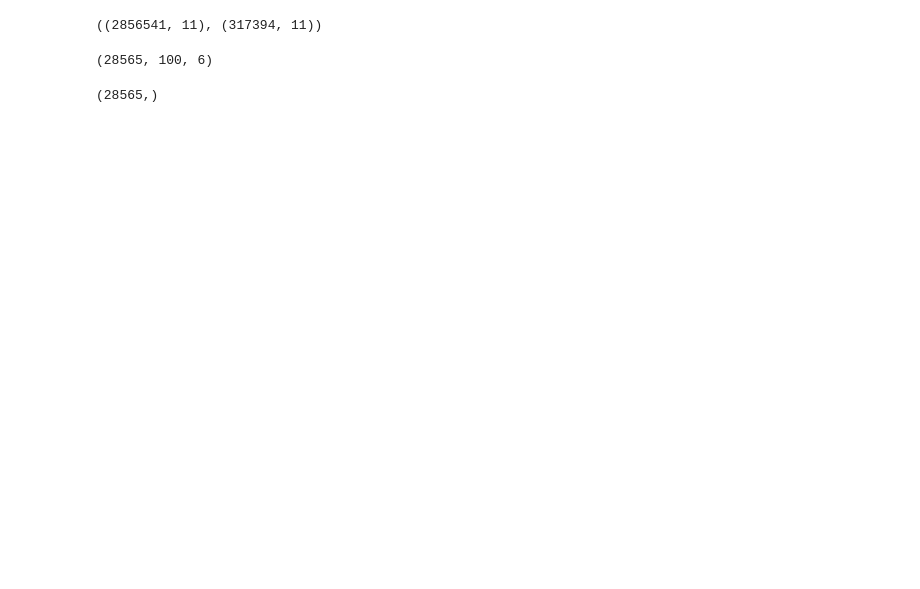
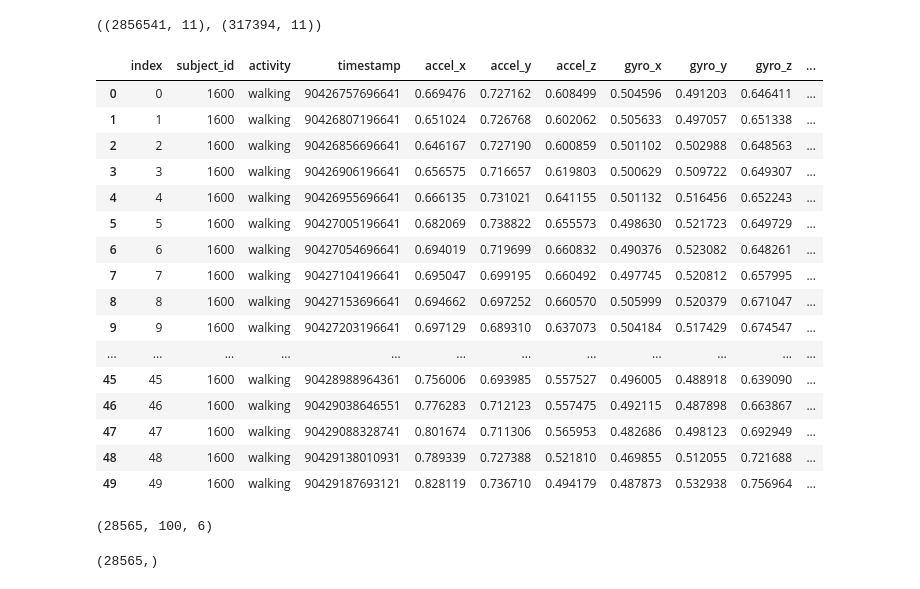
Before and after one commit to rayed-therap/human-activity-recognition-smartwartch, a Jupyter notebook: har.ipynb, the cells around one changed output. Cells and saved outputs as stored; diff of their text form; code cells hidden in the pictures; blank space fills up the shorter version.

```diff
--- a/har.ipynb
+++ b/har.ipynb
@@ -29,6 +33,26 @@ test_df.reset_index(inplace=True)
 train_df.shape, test_df.shape
 # %% [output]
 ((2856541, 11), (317394, 11))
+# %%
+train_df.head(50)
+# %% [output]
+|  | index | subject_id | activity | timestamp | accel_x | accel_y | accel_z | gyro_x | gyro_y | gyro_z | ... |
+| 0 | 0 | 1600 | walking | 90426757696641 | 0.669476 | 0.727162 | 0.608499 | 0.504596 | 0.491203 | 0.646411 | ... |
+| 1 | 1 | 1600 | walking | 90426807196641 | 0.651024 | 0.726768 | 0.602062 | 0.505633 | 0.497057 | 0.651338 | ... |
+| 2 | 2 | 1600 | walking | 90426856696641 | 0.646167 | 0.727190 | 0.600859 | 0.501102 | 0.502988 | 0.648563 | ... |
+| 3 | 3 | 1600 | walking | 90426906196641 | 0.656575 | 0.716657 | 0.619803 | 0.500629 | 0.509722 | 0.649307 | ... |
+| 4 | 4 | 1600 | walking | 90426955696641 | 0.666135 | 0.731021 | 0.641155 | 0.501132 | 0.516456 | 0.652243 | ... |
+| 5 | 5 | 1600 | walking | 90427005196641 | 0.682069 | 0.738822 | 0.655573 | 0.498630 | 0.521723 | 0.649729 | ... |
+| 6 | 6 | 1600 | walking | 90427054696641 | 0.694019 | 0.719699 | 0.660832 | 0.490376 | 0.523082 | 0.648261 | ... |
+| 7 | 7 | 1600 | walking | 90427104196641 | 0.695047 | 0.699195 | 0.660492 | 0.497745 | 0.520812 | 0.657995 | ... |
+| 8 | 8 | 1600 | walking | 90427153696641 | 0.694662 | 0.697252 | 0.660570 | 0.505999 | 0.520379 | 0.671047 | ... |
+| 9 | 9 | 1600 | walking | 90427203196641 | 0.697129 | 0.689310 | 0.637073 | 0.504184 | 0.517429 | 0.674547 | ... |
+| ... | ... | ... | ... | ... | ... | ... | ... | ... | ... | ... | ... |
+| 45 | 45 | 1600 | walking | 90428988964361 | 0.756006 | 0.693985 | 0.557527 | 0.496005 | 0.488918 | 0.639090 | ... |
+| 46 | 46 | 1600 | walking | 90429038646551 | 0.776283 | 0.712123 | 0.557475 | 0.492115 | 0.487898 | 0.663867 | ... |
+| 47 | 47 | 1600 | walking | 90429088328741 | 0.801674 | 0.711306 | 0.565953 | 0.482686 | 0.498123 | 0.692949 | ... |
+| 48 | 48 | 1600 | walking | 90429138010931 | 0.789339 | 0.727388 | 0.521810 | 0.469855 | 0.512055 | 0.721688 | ... |
+| 49 | 49 | 1600 | walking | 90429187693121 | 0.828119 | 0.736710 | 0.494179 | 0.487873 | 0.532938 | 0.756964 | ... |
 # %%
 import itertools
 from scipy import stats
```
Also changed, not shown: parts of 7 cells of this notebook.
